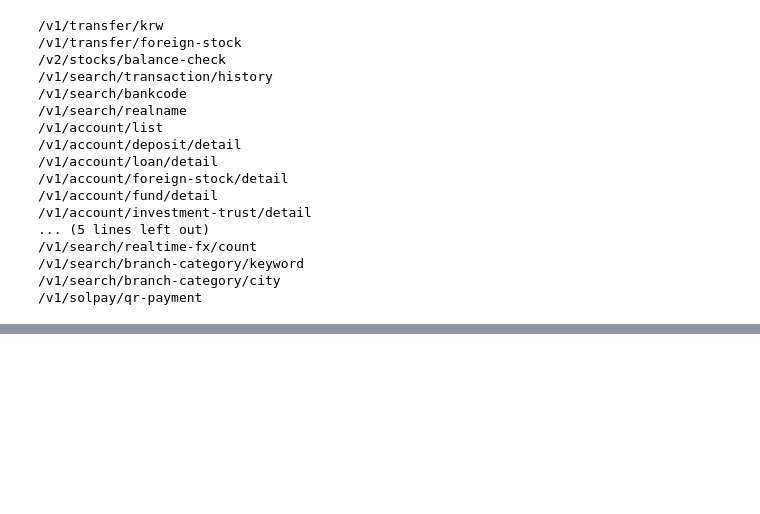
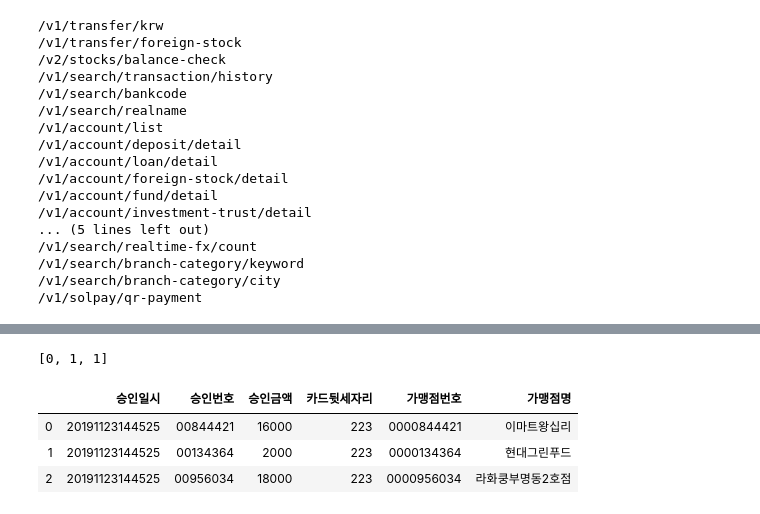
Before and after one commit to thjeong/hack2019, a Jupyter notebook: Untitled.ipynb, the cells around one changed output, grey strips where cells are left out. Cells and saved outputs as stored; diff of their text form; code cells hidden in the pictures; blank space fills up the shorter version.

```diff
--- a/Untitled.ipynb
+++ b/Untitled.ipynb
@@ -663,0 +685,10 @@ for i in uri_list:
+# %%
+df, num = genAdditionalSHCTrans(2000,'223',3)
+print(num)
+df
+# %% [output]
+[0, 1, 1]
+|  | 승인일시 | 승인번호 | 승인금액 | 카드뒷세자리 | 가맹점번호 | 가맹점명 |
+| 0 | 20191123144525 | 00844421 | 16000 | 223 | 0000844421 | 이마트왕십리 |
+| 1 | 20191123144525 | 00134364 | 2000 | 223 | 0000134364 | 현대그린푸드 |
+| 2 | 20191123144525 | 00956034 | 18000 | 223 | 0000956034 | 라화쿵부명동2호점 |
```
Also changed, not shown: parts of 12 cells of this notebook, 3 other files.
